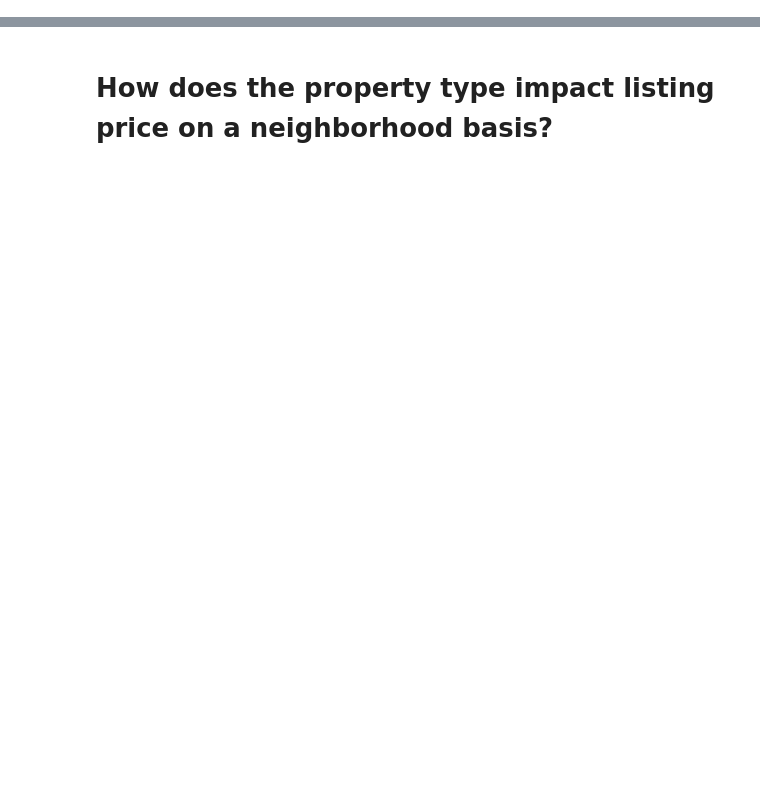
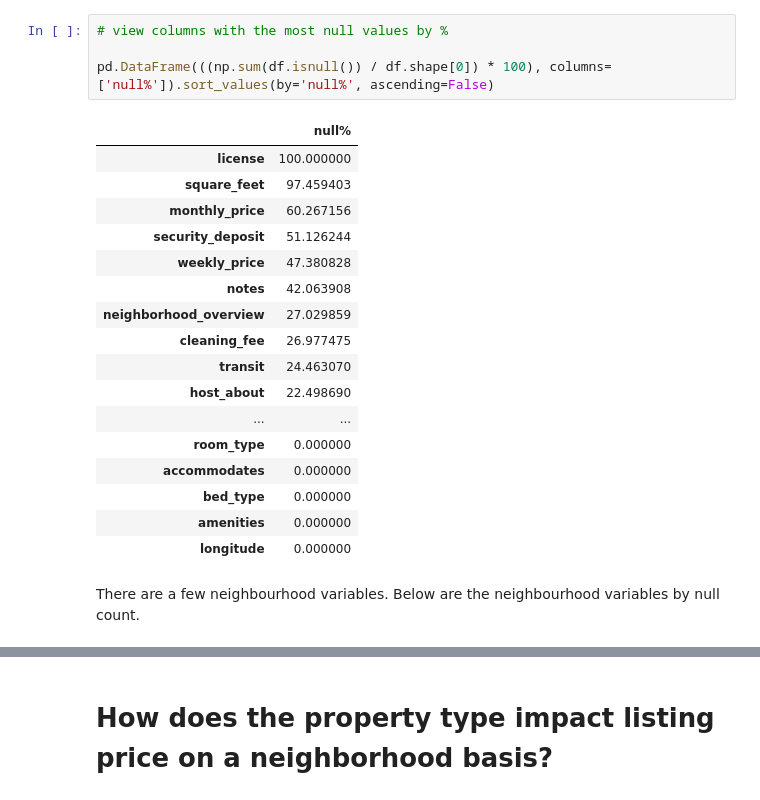
Before and after one commit to ksekara/seattle-airbnb, a Jupyter notebook: seattle_airbnb_listings.ipynb, the cells around one changed output, grey strips where cells are left out. Drawn from its saved outputs; the diff is of its cells as text; blank space fills up the shorter version.

```diff
--- a/seattle_airbnb_listings.ipynb
+++ b/seattle_airbnb_listings.ipynb
@@ -113,0 +122,24 @@ fig.show()
+# %%
+# view columns with the most null values by %
+
+pd.DataFrame(((np.sum(df.isnull()) / df.shape[0]) * 100), columns=['null%']).sort_values(by='null%', ascending=False)
+# %% [output]
+|  | null% |
+| license | 100.000000 |
+| square_feet | 97.459403 |
+| monthly_price | 60.267156 |
+| security_deposit | 51.126244 |
+| weekly_price | 47.380828 |
+| notes | 42.063908 |
+| neighborhood_overview | 27.029859 |
+| cleaning_fee | 26.977475 |
+| transit | 24.463070 |
+| host_about | 22.498690 |
+| ... | ... |
+| room_type | 0.000000 |
+| accommodates | 0.000000 |
+| bed_type | 0.000000 |
+| amenities | 0.000000 |
+| longitude | 0.000000 |
+# %% [markdown]
+There are a few neighbourhood variables. Below are the neighbourhood variables by null count.
```
Also changed, not shown: parts of 89 cells of this notebook.
